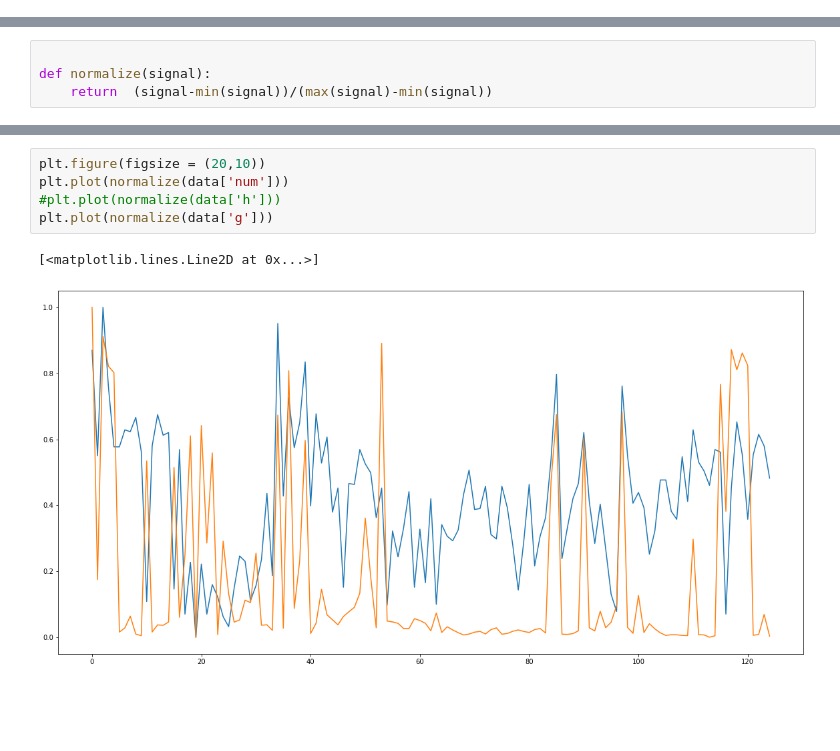
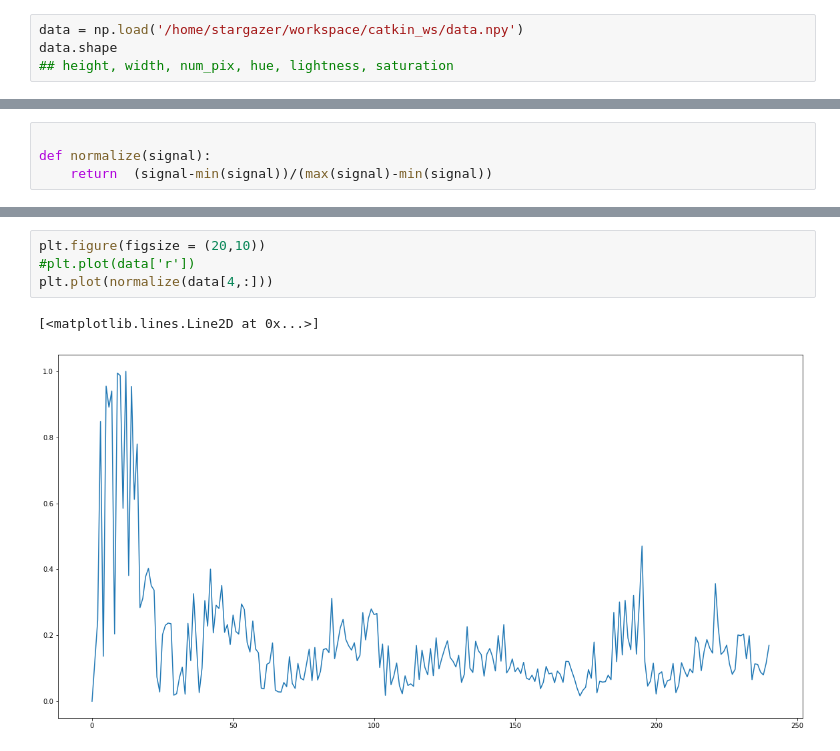
Before and after one commit to pbarot/syde750, a Jupyter notebook: algo_exp.ipynb, the cells around one changed output, grey strips where cells are left out. Cells and saved outputs as stored; diff of their text form; blank space fills up the shorter version.

```diff
--- a/algo_exp.ipynb
+++ b/algo_exp.ipynb
@@ -21,0 +22,4 @@ data
+# %%
+data = np.load('/home/stargazer/workspace/catkin_ws/data.npy')
+data.shape
+## height, width, num_pix, hue, lightness, saturation
@@ -36,8 +88,7 @@ plt.plot(normalize(data['w']) * normalize(data['h']))
 # %%
 plt.figure(figsize = (20,10))
-plt.plot(normalize(data['num']))
-#plt.plot(normalize(data['h']))
-plt.plot(normalize(data['g']))
+#plt.plot(data['r'])
+plt.plot(normalize(data[4,:]))
 # %% [output]
 [<matplotlib.lines.Line2D at 0x...>]
-[figure, old version]
+[figure, new version]
```
Also changed, not shown: parts of 35 cells of this notebook, 4 other files.
